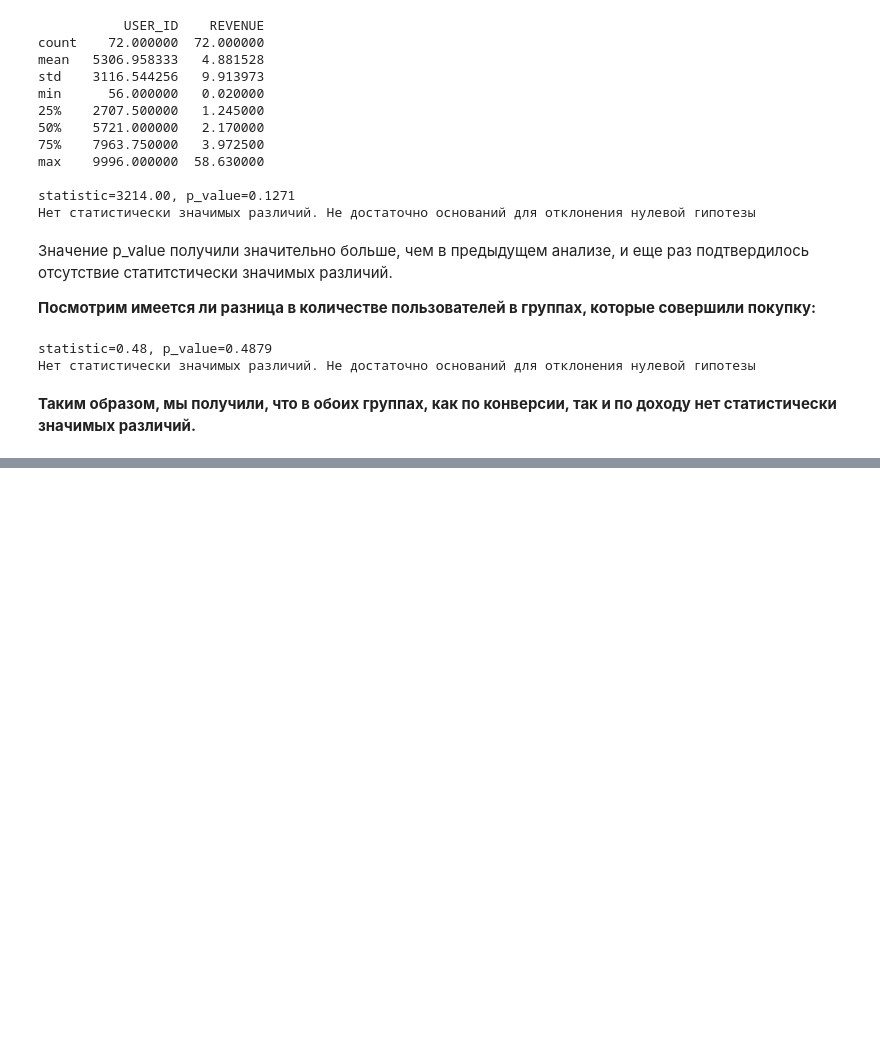
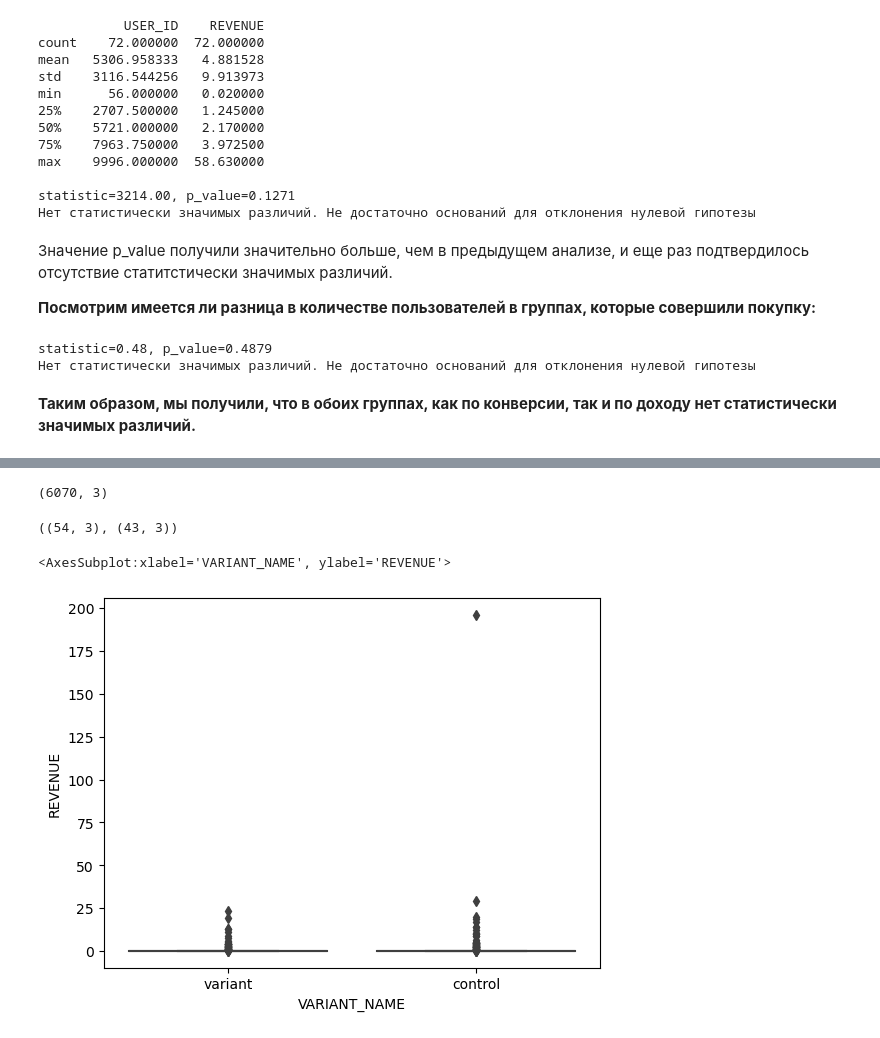
Before and after one commit to ElenaAgapitova/AB_split_testing, a Jupyter notebook: ПрЗд_8.ipynb, the cells around one changed output, grey strips where cells are left out. Drawn from its saved outputs; the diff is of its cells as text; code cells hidden in the pictures; blank space fills up the shorter version.

```diff
--- a/ПрЗд_8.ipynb
+++ b/ПрЗд_8.ipynb
@@ -255,0 +258,4 @@ statistic=0.48, p_value=0.4879
+# %%
+df = pd.read_excel('AB_Test_Results.xlsx')
+double_user = df.groupby('USER_ID', as_index=False).agg({'VARIANT_NAME': pd.Series.nunique})
+double_user
@@ -255,0 +276,3 @@ statistic=0.48, p_value=0.4879
+# %%
+more_than_one_types = double_user.query('VARIANT_NAME > 1')
+more_than_one_types
@@ -255,0 +293,16 @@ statistic=0.48, p_value=0.4879
+# %%
+df_new = df[~df.USER_ID.isin(more_than_one_types.USER_ID)]
+df_new.shape
+# %% [output]
+(6070, 3)
+# %%
+df_A = df_new[(df.VARIANT_NAME == 'control') & (df.REVENUE > 0)]
+df_B = df_new[(df.VARIANT_NAME == 'variant') & (df.REVENUE > 0)]
+df_A.shape, df_B.shape
+# %% [output]
+((54, 3), (43, 3))
+# %%
+sns.boxplot(y=df_new.REVENUE, x=df_new.VARIANT_NAME, data=df_new)
+# %% [output]
+<AxesSubplot:xlabel='VARIANT_NAME', ylabel='REVENUE'>
+[figure, added]
```
Also changed, not shown: parts of 11 cells of this notebook.
